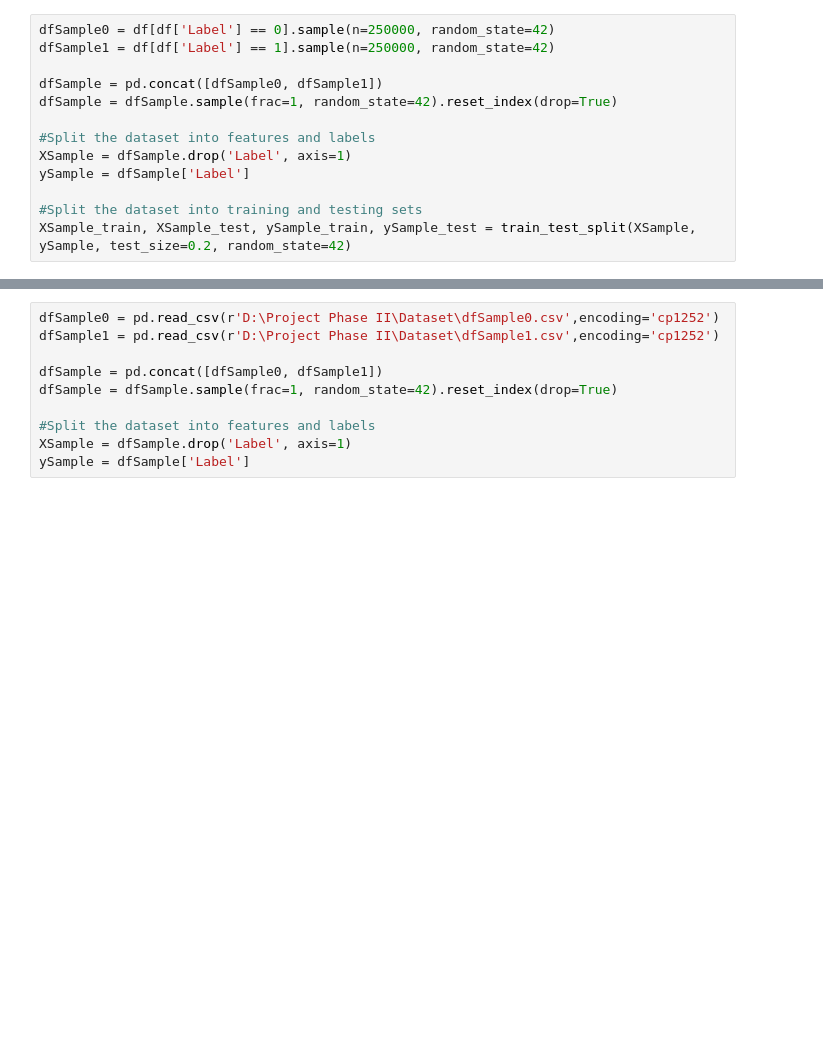
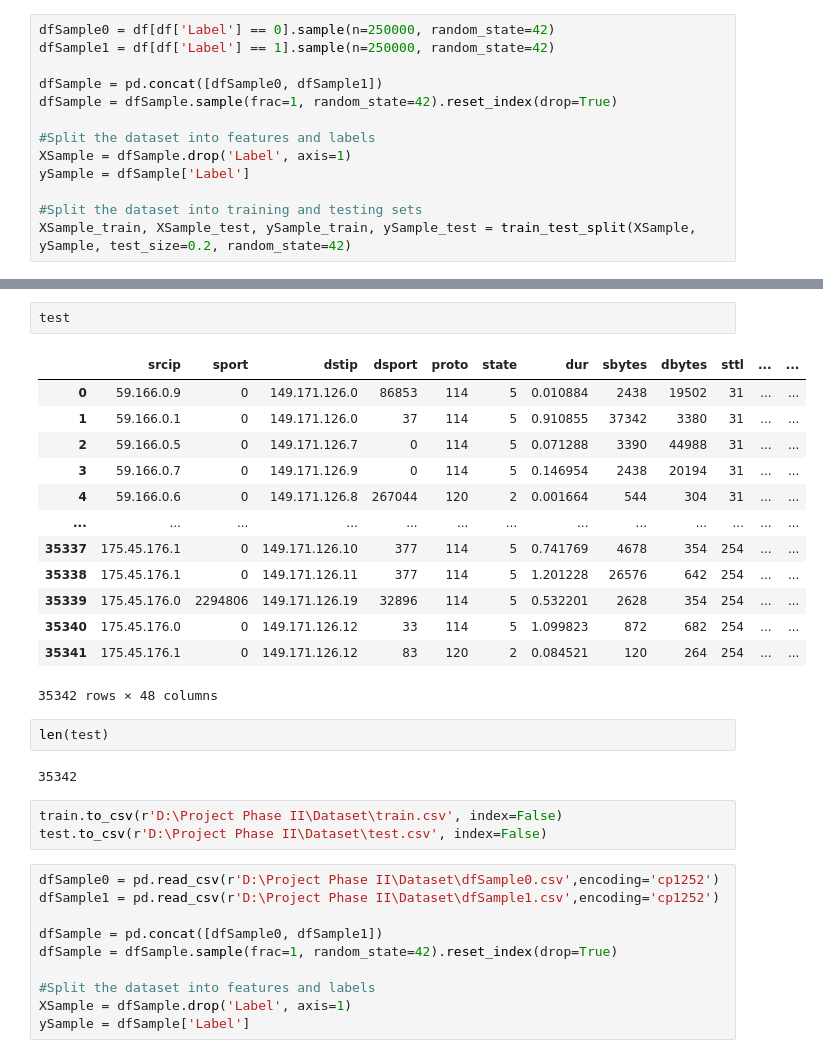
Before and after one commit to Rithuh/Graph-Based-Network-Anomaly-Detection, a Jupyter notebook: Phase2ParallelRunning.ipynb, the cells around one changed output, grey strips where cells are left out. Saved outputs shown, nothing was run; the diff lists cells and outputs as text; blank space fills up the shorter version.

```diff
--- a/Phase2ParallelRunning.ipynb
+++ b/Phase2ParallelRunning.ipynb
@@ -259,3 +370,26 @@ dfSample1.to_csv(r'D:\Project Phase II\Dataset\dfSample1.csv', index=False)
+# %%
+test
+# %% [output]
+|  | srcip | sport | dstip | dsport | proto | state | dur | sbytes | dbytes | sttl | ... | ... |
+| 0 | 59.166.0.9 | 0 | 149.171.126.0 | 86853 | 114 | 5 | 0.010884 | 2438 | 19502 | 31 | ... | ... |
+| 1 | 59.166.0.1 | 0 | 149.171.126.0 | 37 | 114 | 5 | 0.910855 | 37342 | 3380 | 31 | ... | ... |
+| 2 | 59.166.0.5 | 0 | 149.171.126.7 | 0 | 114 | 5 | 0.071288 | 3390 | 44988 | 31 | ... | ... |
+| 3 | 59.166.0.7 | 0 | 149.171.126.9 | 0 | 114 | 5 | 0.146954 | 2438 | 20194 | 31 | ... | ... |
+| 4 | 59.166.0.6 | 0 | 149.171.126.8 | 267044 | 120 | 2 | 0.001664 | 544 | 304 | 31 | ... | ... |
+| ... | ... | ... | ... | ... | ... | ... | ... | ... | ... | ... | ... | ... |
+| 35337 | 175.45.176.1 | 0 | 149.171.126.10 | 377 | 114 | 5 | 0.741769 | 4678 | 354 | 254 | ... | ... |
+| 35338 | 175.45.176.1 | 0 | 149.171.126.11 | 377 | 114 | 5 | 1.201228 | 26576 | 642 | 254 | ... | ... |
+| 35339 | 175.45.176.0 | 2294806 | 149.171.126.19 | 32896 | 114 | 5 | 0.532201 | 2628 | 354 | 254 | ... | ... |
+| 35340 | 175.45.176.0 | 0 | 149.171.126.12 | 33 | 114 | 5 | 1.099823 | 872 | 682 | 254 | ... | ... |
+| 35341 | 175.45.176.1 | 0 | 149.171.126.12 | 83 | 120 | 2 | 0.084521 | 120 | 264 | 254 | ... | ... |
+35342 rows × 48 columns
+# %%
+len(test)
+# %% [output]
+35342
+# %%
+train.to_csv(r'D:\Project Phase II\Dataset\train.csv', index=False)
+test.to_csv(r'D:\Project Phase II\Dataset\test.csv', index=False)
 # %%
 dfSample0 = pd.read_csv(r'D:\Project Phase II\Dataset\dfSample0.csv',encoding='cp1252')
 dfSample1 = pd.read_csv(r'D:\Project Phase II\Dataset\dfSample1.csv',encoding='cp1252')
```
Also changed, not shown: parts of 21 cells of this notebook, 1 other file.
